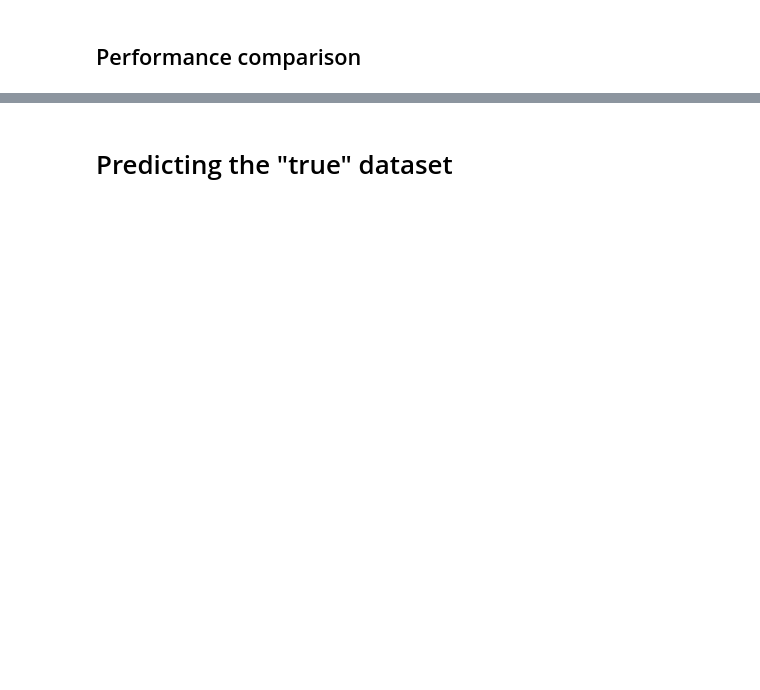
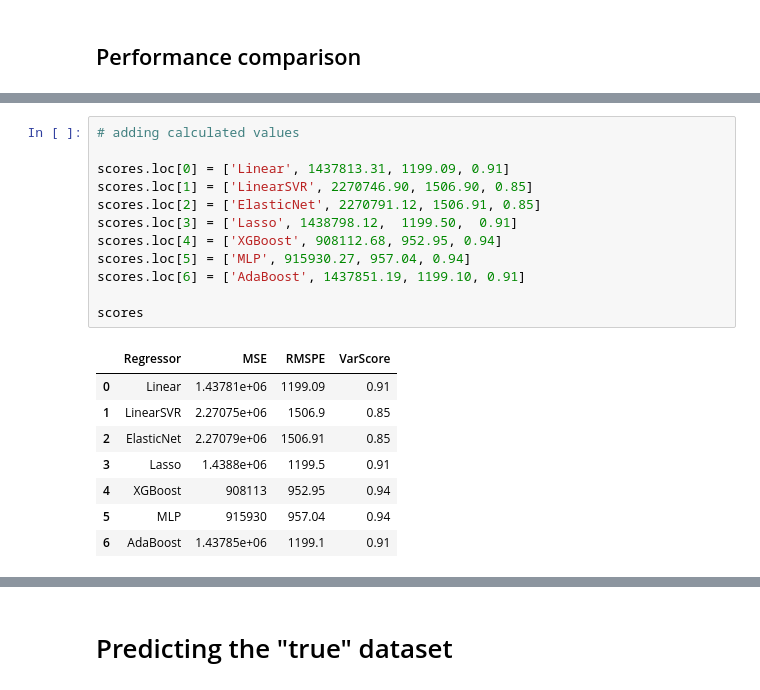
Before and after one commit to manuelfreude/sales-forecast-retail, a Jupyter notebook: Rossmann sales prediction.ipynb, the cells around one changed output, grey strips where cells are left out. Saved outputs shown, nothing was run; the diff lists cells and outputs as text; blank space fills up the shorter version.

```diff
--- a/Rossmann sales prediction.ipynb
+++ b/Rossmann sales prediction.ipynb
@@ -1120,0 +1136,21 @@ scores.append({'Regressor':'Name', 'MSE': value, 'RMSPE': value}, ignore_index=T
+# %%
+# adding calculated values
+
+scores.loc[0] = ['Linear', 1437813.31, 1199.09, 0.91]
+scores.loc[1] = ['LinearSVR', 2270746.90, 1506.90, 0.85]
+scores.loc[2] = ['ElasticNet', 2270791.12, 1506.91, 0.85]
+scores.loc[3] = ['Lasso', 1438798.12,  1199.50,  0.91]
+scores.loc[4] = ['XGBoost', 908112.68, 952.95, 0.94]
+scores.loc[5] = ['MLP', 915930.27, 957.04, 0.94]
+scores.loc[6] = ['AdaBoost', 1437851.19, 1199.10, 0.91]
+
+scores
+# %% [output]
+|  | Regressor | MSE | RMSPE | VarScore |
+| 0 | Linear | 1.43781e+06 | 1199.09 | 0.91 |
+| 1 | LinearSVR | 2.27075e+06 | 1506.9 | 0.85 |
+| 2 | ElasticNet | 2.27079e+06 | 1506.91 | 0.85 |
+| 3 | Lasso | 1.4388e+06 | 1199.5 | 0.91 |
+| 4 | XGBoost | 908113 | 952.95 | 0.94 |
+| 5 | MLP | 915930 | 957.04 | 0.94 |
+| 6 | AdaBoost | 1.43785e+06 | 1199.1 | 0.91 |
```
Also changed, not shown: parts of 19 cells of this notebook.
